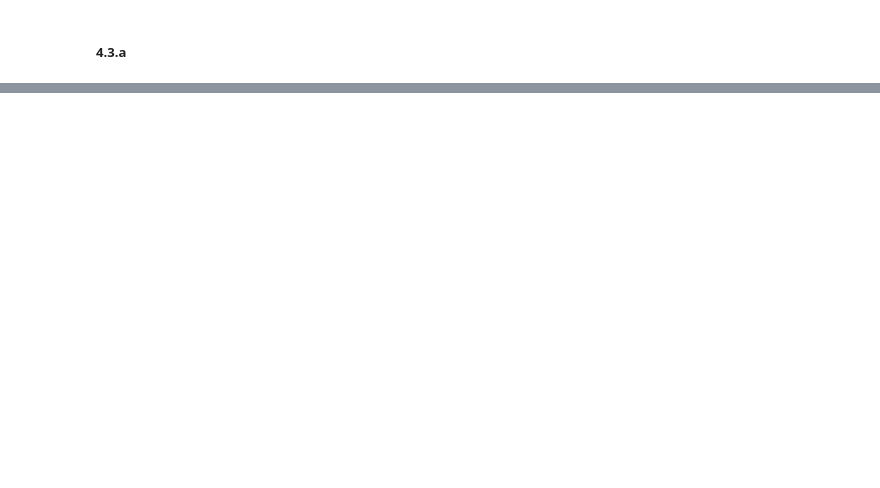
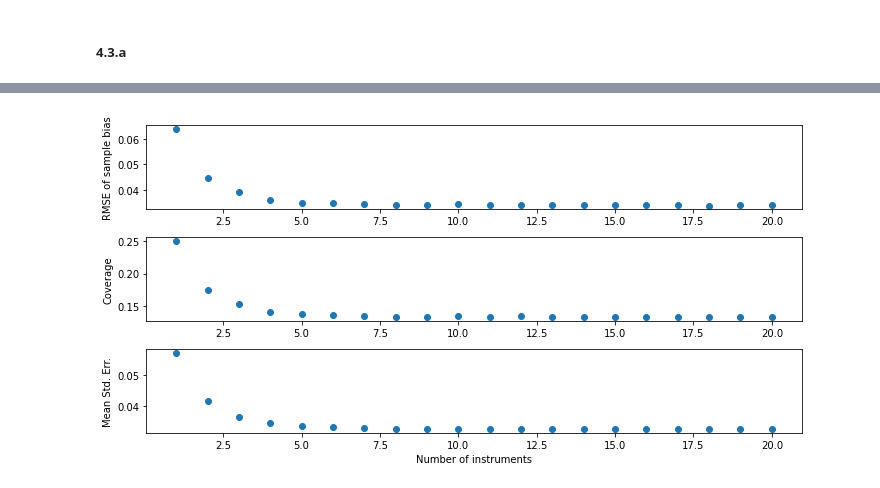
Before and after one commit to skjorlien/ARE212_ProblemSets, a Jupyter notebook: PS2/code/Q4_notebook.ipynb, the cells around one changed output, grey strips where cells are left out. Drawn from its saved outputs; the diff is of its cells as text; code cells hidden in the pictures; blank space fills up the shorter version.

```diff
--- a/PS2/code/Q4_notebook.ipynb
+++ b/PS2/code/Q4_notebook.ipynb
@@ -125,0 +133,42 @@ print(coverage)
+# %%
+def run_many_instruments_monte_carlo(n_list, beta, N, L, K):
+    coverage = np.zeros((N,len(n_list)))
+    rmse     = np.zeros((N,len(n_list)))
+    mean_se = np.zeros((N,len(n_list)))
+
+    for (ii, n) in enumerate(n_list):
+        for l in L:
+            i = l-1
+            pi = np.array([(.5)**(j) for j in range(l)])
+            y_batch, x_batch, Z_batch = utils.mega_dgp(n, K, beta, pi)
+            b_se = [utils.dirty_TSLS(y_batch[[k],:].T, x_batch[[k],:].T, Z_batch[k,:,:]) for k in range(K)]
+            b_se = np.array(b_se)
+            b     = b_se[:,0]
+            se    = b_se[:,1]
+            rmse[i, ii]       = (((b-beta)**2).mean())**.5
+            mean_se[i, ii]    = se.mean()
+            coverage[i, ii]   = utils.calc_coverage(b)
+
+    return rmse, mean_se, coverage
+# %%
+n_list= [50]
+beta  = 1
+N     = 20
+L     = range(1, N+1)
+K     = 10000
+
+rmse, mean_se, coverage = run_many_instruments_monte_carlo(n_list, beta, N, L, K)
+
+fig, ax = plt.subplots(3, 1, figsize=(10, 5))
+
+ax[0].scatter(L, rmse[:,0])
+ax[1].scatter(L, coverage[:,0])
+ax[2].scatter(L, mean_se[:,0])
+ax[0].set_ylabel("RMSE of sample bias")
+ax[1].set_ylabel("Coverage")
+ax[2].set_ylabel("Mean Std. Err.")
+ax[2].set_xlabel("Number of instruments")
+fig.tight_layout()
+plt.show()
+# %% [output]
+[figure, added]
```
Also changed, not shown: parts of 5 cells of this notebook, 1 other file.
